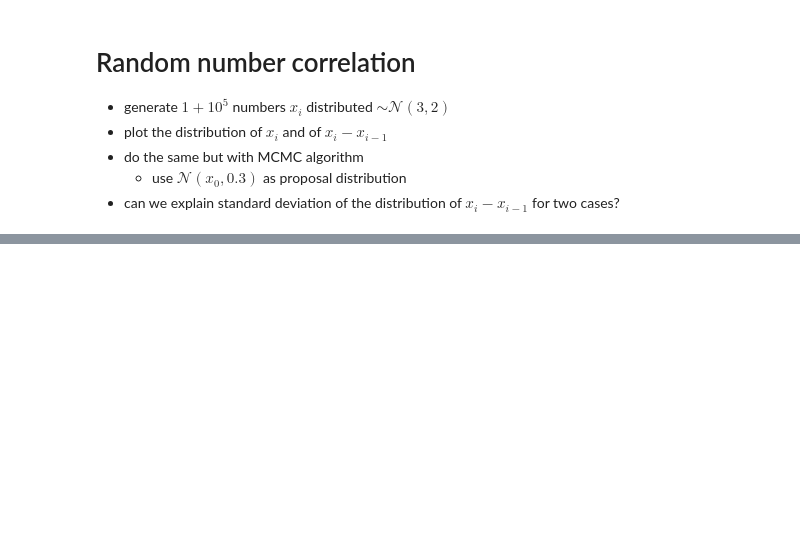
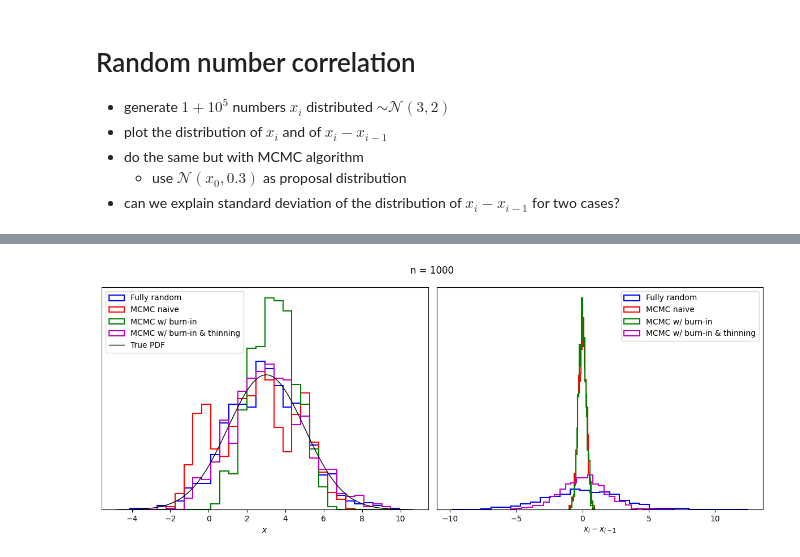
Before and after one commit to nj-vs-vh/gssi-23-24-stats, a Jupyter notebook: lecture4/exercises.ipynb, the cells around one changed output, grey strips where cells are left out. Drawn from its saved outputs; the diff is of its cells as text; code cells hidden in the pictures; blank space fills up the shorter version.

```diff
--- a/lecture4/exercises.ipynb
+++ b/lecture4/exercises.ipynb
@@ -80,13 +80,14 @@ def sample_mcmc(
     pdf: Callable[[float], float],
     initial: float,
     size: int,
+    step_scale: float = 0.3,
     burn_in_steps: int = 0,
     thinning: int = 1,
 ) -> list[float]:
     sample: list[float] = []
     current = initial
     for step in itertools.count():
-        next_ = np.random.normal(loc=current, scale=0.3)
+        next_ = np.random.normal(loc=current, scale=step_scale)
         if pdf(next_) / pdf(current) > np.random.uniform():
             current = next_
             if step > burn_in_steps and (step - burn_in_steps) % thinning == 0:
@@ -154,0 +165,8 @@ plt.show()
+# %%
+plot_sampling_methods_comparison(
+    target_rv=scipy.stats.norm(loc=3, scale=2),
+    sample_size=int(1e3),
+    bins=30,
+)
+# %% [output]
+[figure, added]
```
Also changed, not shown: parts of 5 cells of this notebook.
